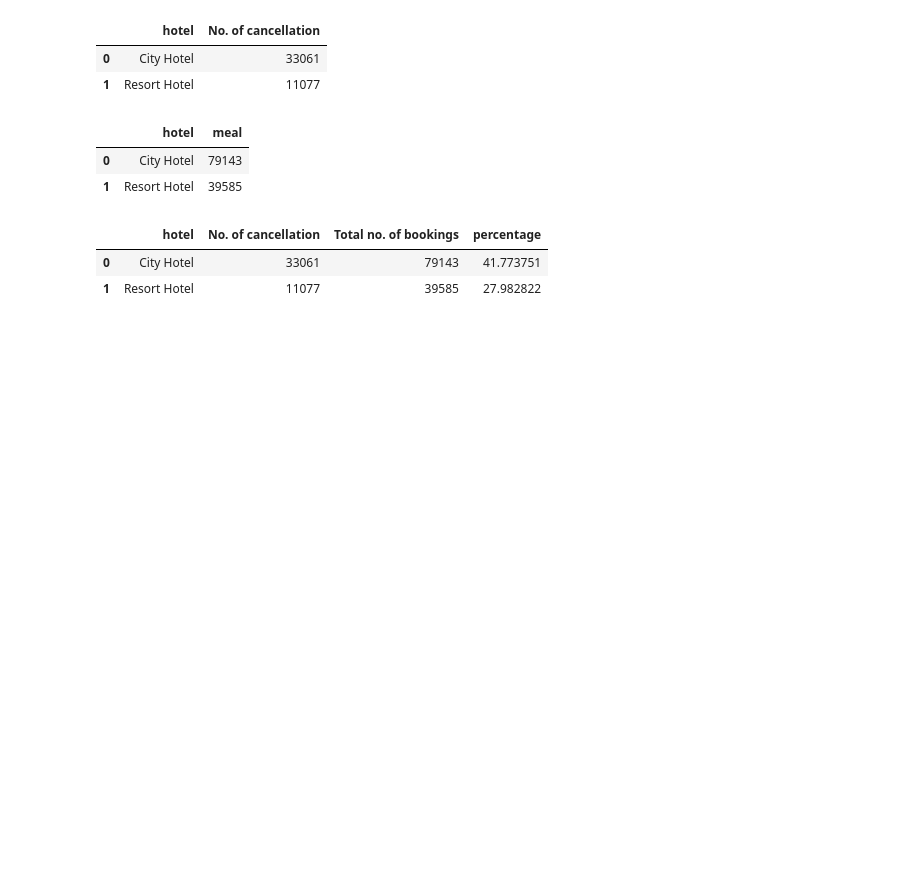
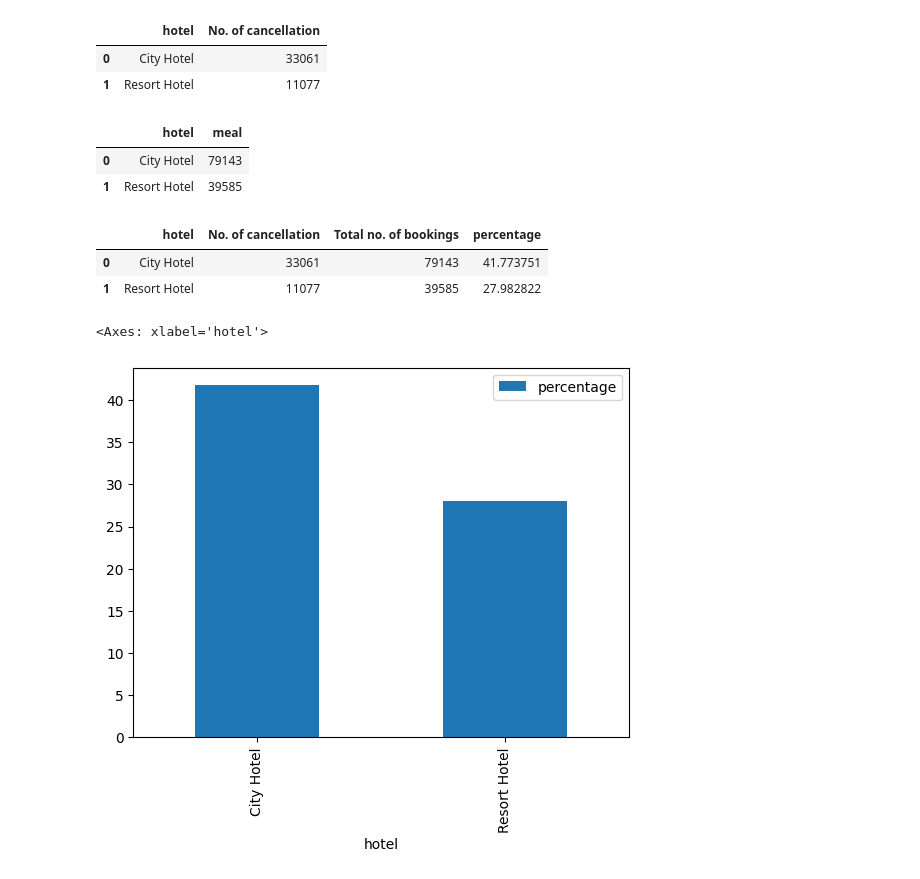
Before and after one commit to Codewith-Soumya/Hotel-Booking-Analysis, a Jupyter notebook: Hotel_booking_analysis_coding_Almabetter_Capstrone_Project_2.ipynb, the cells around one changed output. Drawn from its saved outputs; the diff is of its cells as text; code cells hidden in the pictures; blank space fills up the shorter version.

```diff
--- a/Hotel_booking_analysis_coding_Almabetter_Capstrone_Project_2.ipynb
+++ b/Hotel_booking_analysis_coding_Almabetter_Capstrone_Project_2.ipynb
@@ -384,3 +384,8 @@ Cancellation
 |  | hotel | No. of cancellation | Total no. of bookings | percentage |
 | 0 | City Hotel | 33061 | 79143 | 41.773751 |
 | 1 | Resort Hotel | 11077 | 39585 | 27.982822 |
+# %%
+Cancellation.plot.bar(x='hotel',y='percentage')
+# %% [output]
+<Axes: xlabel='hotel'>
+[figure, added]
```
